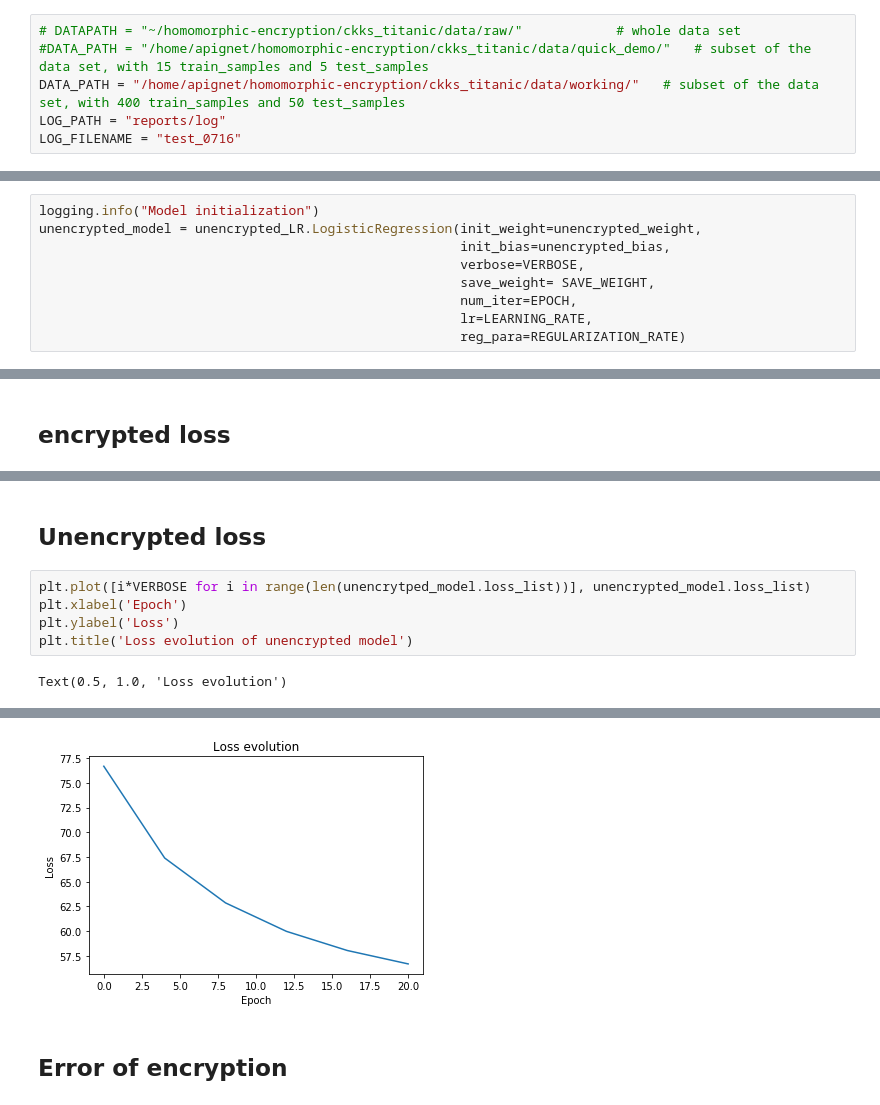
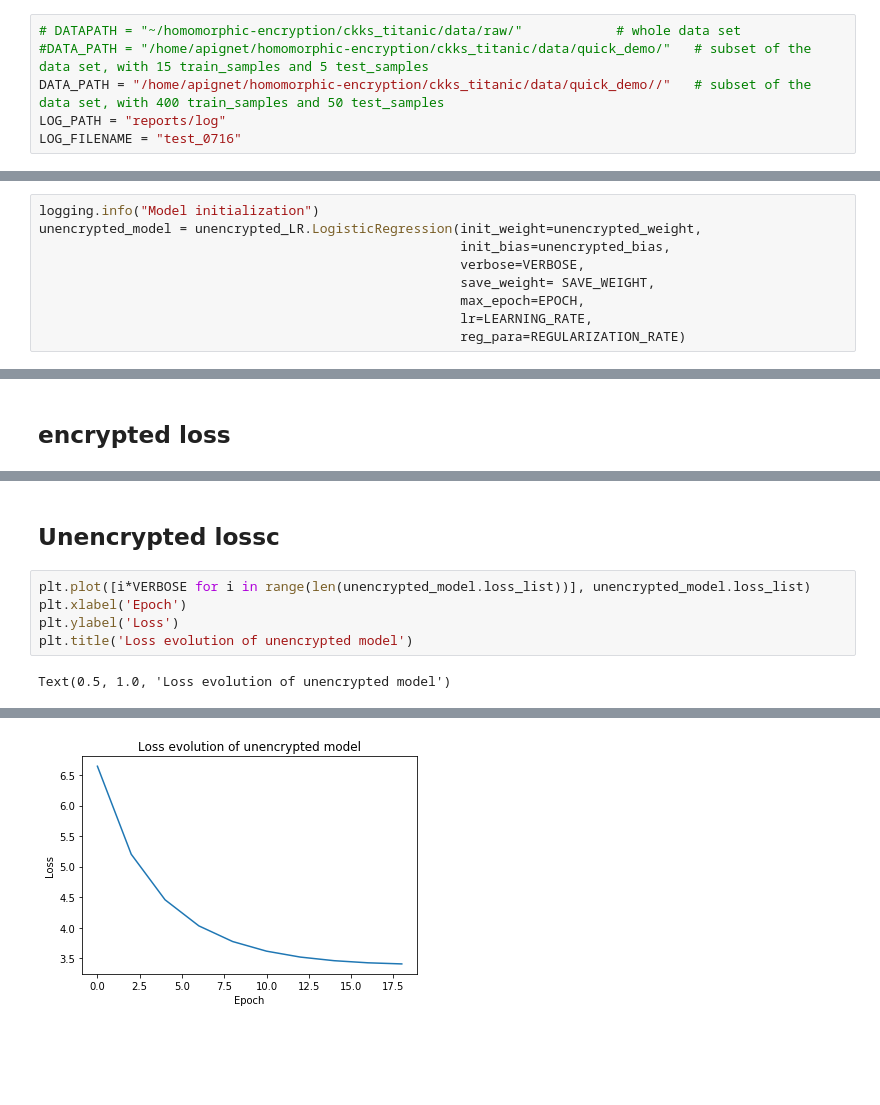
Before and after one commit to arthurPignet/privacy-preserving-titanic-challenge, a Jupyter notebook: ckks_titanic/notebooks/2-ap-main.ipynb, the cells around one changed output, grey strips where cells are left out. Saved outputs shown, nothing was run; the diff lists cells and outputs as text; blank space fills up the shorter version.

Commit message:
add training unencrypted and errors figures

```diff
--- a/ckks_titanic/notebooks/2-ap-main.ipynb
+++ b/ckks_titanic/notebooks/2-ap-main.ipynb
@@ -24,7 +25,7 @@ import matplotlib.pyplot as plt
 # %%
 # DATAPATH = "~/homomorphic-encryption/ckks_titanic/data/raw/"            # whole data set
 #DATA_PATH = "/home/apignet/homomorphic-encryption/ckks_titanic/data/quick_demo/"   # subset of the data set, with 15 train_samples and 5 test_samples
-DATA_PATH = "/home/apignet/homomorphic-encryption/ckks_titanic/data/working/"   # subset of the data set, with 400 train_samples and 50 test_samples
+DATA_PATH = "/home/apignet/homomorphic-encryption/ckks_titanic/data/quick_demo//"   # subset of the data set, with 400 train_samples and 50 test_samples
 LOG_PATH = "reports/log"
 LOG_FILENAME = "test_0716"
 # %% [markdown]
@@ -391,6 +384,6 @@ unencrypted_model = unencrypted_LR.LogisticRegression(init_weight=unencrypted_we
                                                       init_bias=unencrypted_bias,
                                                       verbose=VERBOSE,
                                                       save_weight= SAVE_WEIGHT,
-                                                      num_iter=EPOCH,
+                                                      max_epoch=EPOCH,
                                                       lr=LEARNING_RATE,
                                                       reg_para=REGULARIZATION_RATE)
@@ -422,9 +439,9 @@ Text(0.5, 1.0, 'Loss evolution')
 # %% [markdown]
-## Unencrypted loss
+## Unencrypted lossc
 # %%
-plt.plot([i*VERBOSE for i in range(len(unencrytped_model.loss_list))], unencrypted_model.loss_list)
+plt.plot([i*VERBOSE for i in range(len(unencrypted_model.loss_list))], unencrypted_model.loss_list)
 plt.xlabel('Epoch')
 plt.ylabel('Loss')
 plt.title('Loss evolution of unencrypted model')
 # %% [output]
-Text(0.5, 1.0, 'Loss evolution')
+Text(0.5, 1.0, 'Loss evolution of unencrypted model')
@@ -436,3 +453 @@ Text(0.5, 1.0, 'Loss evolution')
-[figure, old version]
+[figure, new version]
-# %% [markdown]
-## Error of encryption
```
Also changed, not shown: parts of 18 cells of this notebook.
